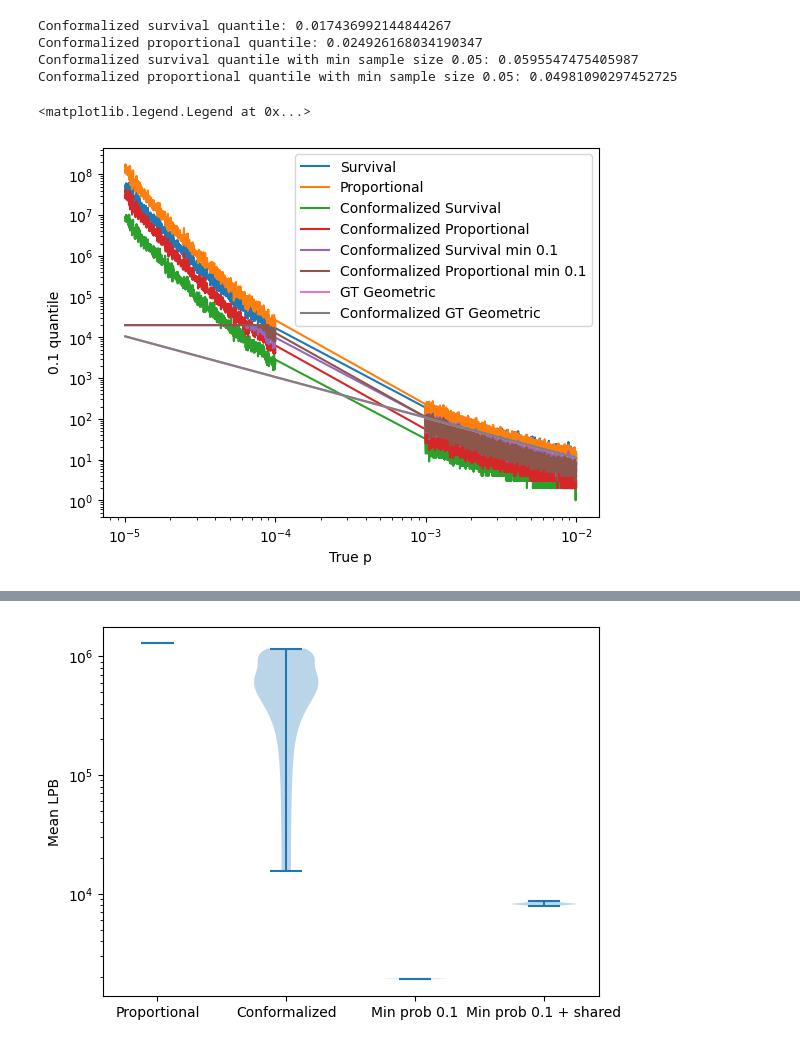
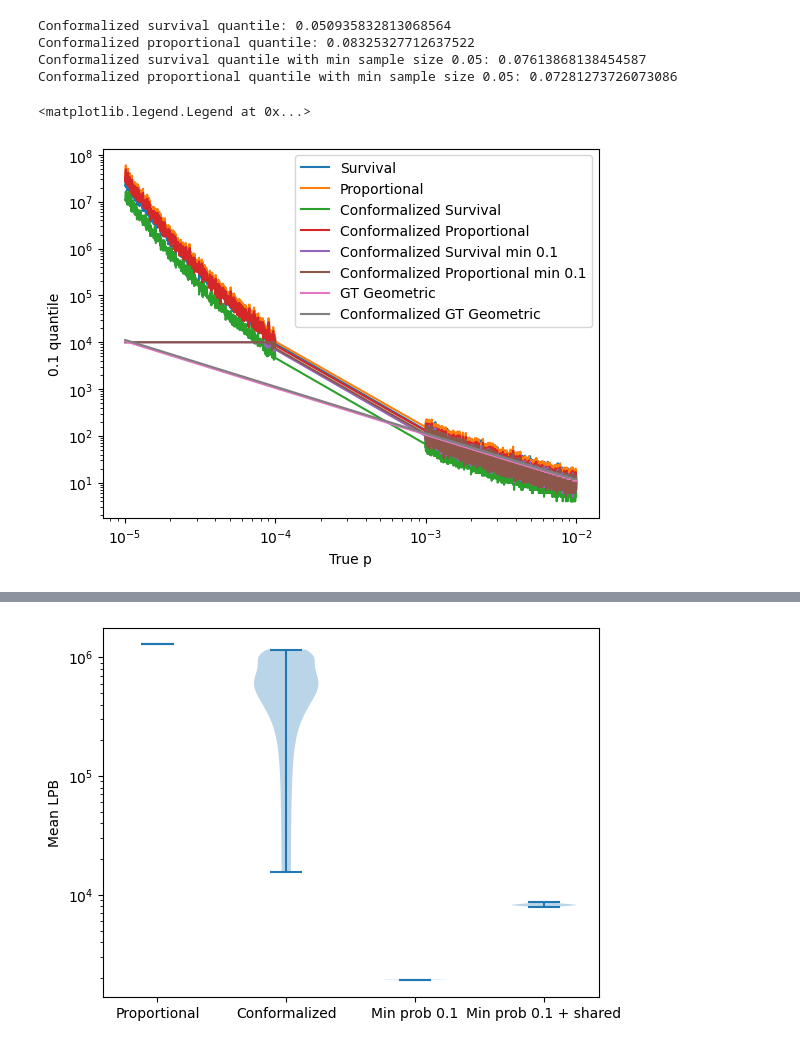
Before and after one commit to giladfrid009/llm-survival, a Jupyter notebook: sim_alloc_rand.ipynb, the cells around one changed output, grey strips where cells are left out. Cells and saved outputs as stored; diff of their text form; code cells hidden in the pictures.

Commit message:
Updated synthetic notebook shared budget calibration. TODO: Update the real data one.

```diff
--- a/sim_alloc_rand.ipynb
+++ b/sim_alloc_rand.ipynb
@@ -322,15 +384,15 @@ candidate_taus = np.logspace(-3, -0.1, 300)
 surv_pred_cal = predict(survival_model, x_cal)
 prop_pred_cal = predict(prop_model, x_cal)
 
-budget_per_sample = 2000
+budget_per_sample = 1000
 
 # Conformalize the predictions
 conformalized_surv, weights_surv, T_tilde_miscoverage_surv, _, C_probs_surv = conformalize(surv_pred_cal, target_taus, candidate_taus, n_samples_random_cal, t_tilde_cal, budget_per_sample)
 conformalized_prop, weights_prop, T_tilde_miscoverage_prop, _, C_probs_prop = conformalize(prop_pred_cal, target_taus, candidate_taus, n_samples_random_cal, t_tilde_cal, budget_per_sample)
 
 # Conformalize with a minimum sample size 0.5
-conformalized_surv_min, weights_surv_min, T_tilde_miscoverage_surv_min, max_est_surv, C_probs_surv_min = conformalize(surv_pred_cal, target_taus, candidate_taus, n_samples_random_cal, t_tilde_cal, budget_per_sample, min_sample_size=0.1, share_budget=False)
-conformalized_prop_min, weights_prop_min, T_tilde_miscoverage_prop_min, max_est_surv, C_probs_prop_min = conformalize(prop_pred_cal, target_taus, candidate_taus, n_samples_random_cal, t_tilde_cal, budget_per_sample, min_sample_size=0.1, share_budget=False)
+conformalized_surv_min, weights_surv_min, T_tilde_miscoverage_surv_min, max_est_surv, C_probs_surv_min = conformalize(surv_pred_cal, target_taus, candidate_taus, n_samples_random_cal, t_tilde_cal, budget_per_sample, min_sample_size=0.1, share_budget=True)
+conformalized_prop_min, weights_prop_min, T_tilde_miscoverage_prop_min, max_est_surv, C_probs_prop_min = conformalize(prop_pred_cal, target_taus, candidate_taus, n_samples_random_cal, t_tilde_cal, budget_per_sample, min_sample_size=0.1, share_budget=True)
 
 conformalized_surv = conformalized_surv[0]
 conformalized_prop = conformalized_prop[0]
@@ -347,38 +409,38 @@ q_surv_conf = quantile_estimators(surv_pred, [conformalized_surv])[0].astype(int
 q_prop_conf = quantile_estimators(prop_pred, [conformalized_prop])[0].astype(int)
 q_surv_conf_min = np.minimum(quantile_estimators(surv_pred, [conformalized_surv_min])[0], max_est_surv).astype(int)
 q_prop_conf_min = np.minimum(quantile_estimators(prop_pred, [conformalized_prop_min])[0], max_est_surv).astype(int)
 
 # Get the ground truth quantiles
 q_gt = stats.geom.ppf(0.1, p=p_test).astype(int)
 
 # Conformalize the ground truth
 conformalized_gt, weights_gt, _, _, C_probs_gt = conformalize(p_cal, target_taus, candidate_taus, n_samples_random_cal, t_tilde_cal, budget_per_sample)
 
 # Predict the conformalized quantiles
 q_gt_conf = quantile_estimators(p_test, conformalized_gt)[0].astype(int)
 
 # Plot the conformalized quantiles
 plt.figure()
 plt.xscale("log")
 plt.yscale("log")
 plt.plot(p_test, q_surv, label="Survival")
 plt.plot(p_test, q_prop, label="Proportional")
 plt.plot(p_test, q_surv_conf, label="Conformalized Survival")
 plt.plot(p_test, q_prop_conf, label="Conformalized Proportional")
 plt.plot(p_test, q_surv_conf_min, label="Conformalized Survival min 0.1")
 plt.plot(p_test, q_prop_conf_min, label="Conformalized Proportional min 0.1")
 plt.plot(p_test, q_gt, label="GT Geometric")
 plt.plot(p_test, q_gt_conf, label="Conformalized GT Geometric")
 plt.xlabel("True p")
 plt.ylabel("0.1 quantile")
 plt.legend()
 # %% [output]
-Conformalized survival quantile: 0.017436992144844267
-Conformalized proportional quantile: 0.024926168034190347
-Conformalized survival quantile with min sample size 0.05: 0.0595547475405987
-Conformalized proportional quantile with min sample size 0.05: 0.04981090297452725
+Conformalized survival quantile: 0.050935832813068564
+Conformalized proportional quantile: 0.08325327712637522
+Conformalized survival quantile with min sample size 0.05: 0.07613868138454587
+Conformalized proportional quantile with min sample size 0.05: 0.07281273726073086
 <matplotlib.legend.Legend at 0x...>
-[figure, old version]
+[figure, new version]
 # %%
 # Plot the coverage of the the predicted 0.1 quantile
 plt.figure()
```
Also changed, not shown: parts of 8 cells of this notebook.
